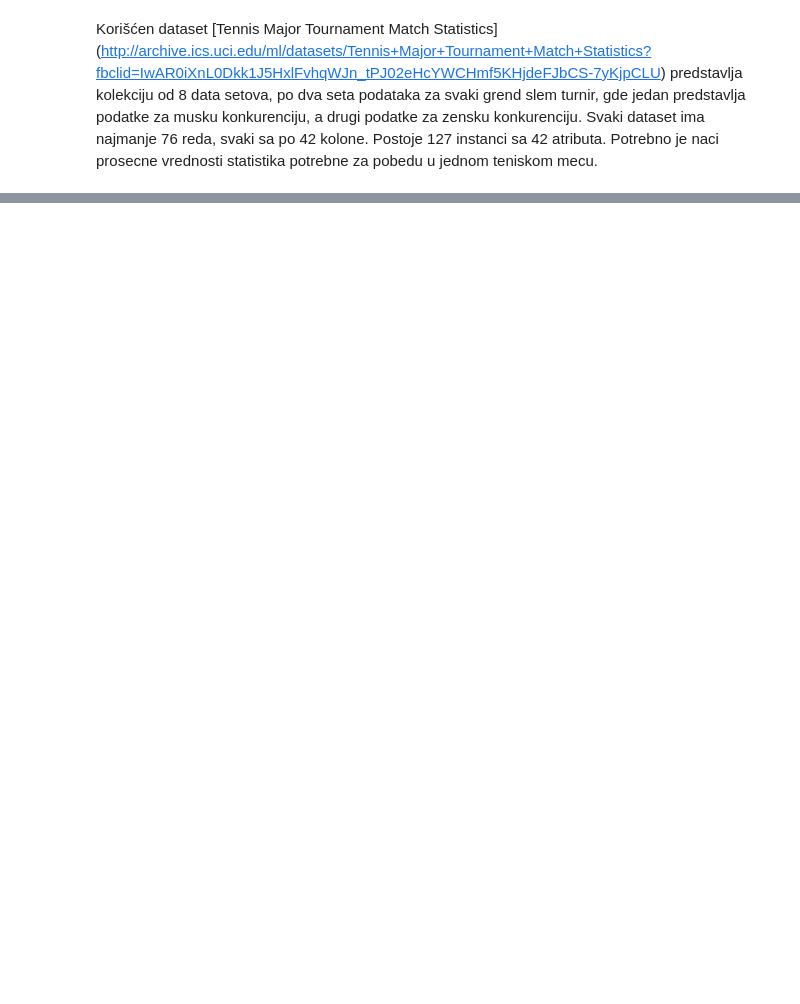
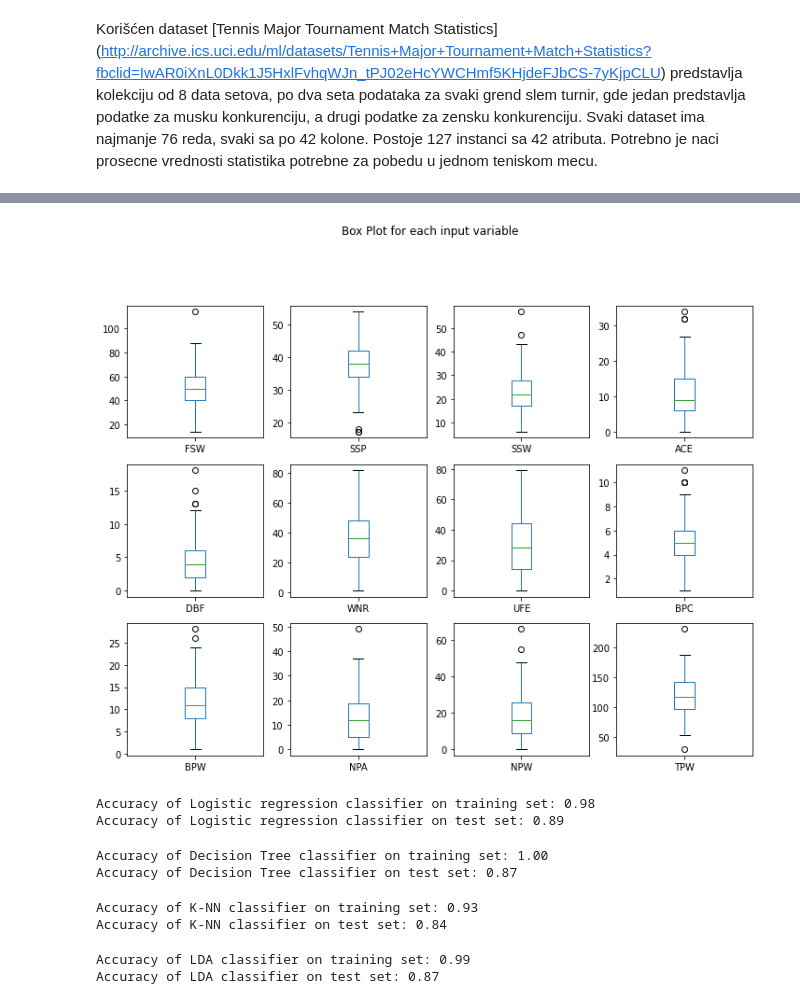
Before and after one commit to StefanMladenov/MU, a Jupyter notebook: 1.Domaci.ipynb, the cells around one changed output, grey strips where cells are left out. Drawn from its saved outputs; the diff is of its cells as text; code cells hidden in the pictures; blank space fills up the shorter version.

```diff
--- a/1.Domaci.ipynb
+++ b/1.Domaci.ipynb
@@ -24,0 +167,7 @@ dataset
+# %%
+df_result.drop('FSP', axis=1).plot(kind='box', subplots=True, layout=(4,4), sharex=False, sharey=False, figsize=(12,12),
+                                        title='Box Plot for each input variable')
+plt.savefig('Input box')
+plt.show()
+# %% [output]
+[figure, added]
@@ -24,0 +184,39 @@ dataset
+# %%
+logreg = LogisticRegression()
+logreg.fit(X_train, y_train)
+print('Accuracy of Logistic regression classifier on training set: {:.2f}'
+     .format(logreg.score(X_train, y_train)))
+print('Accuracy of Logistic regression classifier on test set: {:.2f}'
+     .format(logreg.score(X_test, y_test)))
+# %% [output]
+Accuracy of Logistic regression classifier on training set: 0.98
+Accuracy of Logistic regression classifier on test set: 0.89
+# %%
+clf = DecisionTreeClassifier().fit(X_train, y_train)
+print('Accuracy of Decision Tree classifier on training set: {:.2f}'
+     .format(clf.score(X_train, y_train)))
+print('Accuracy of Decision Tree classifier on test set: {:.2f}'
+     .format(clf.score(X_test, y_test)))
+# %% [output]
+Accuracy of Decision Tree classifier on training set: 1.00
+Accuracy of Decision Tree classifier on test set: 0.87
+# %%
+knn = KNeighborsClassifier()
+knn.fit(X_train, y_train)
+print('Accuracy of K-NN classifier on training set: {:.2f}'
+     .format(knn.score(X_train, y_train)))
+print('Accuracy of K-NN classifier on test set: {:.2f}'
+     .format(knn.score(X_test, y_test)))
+# %% [output]
+Accuracy of K-NN classifier on training set: 0.93
+Accuracy of K-NN classifier on test set: 0.84
+# %%
+lda = LinearDiscriminantAnalysis()
+lda.fit(X_train, y_train)
+print('Accuracy of LDA classifier on training set: {:.2f}'
+     .format(lda.score(X_train, y_train)))
+print('Accuracy of LDA classifier on test set: {:.2f}'
+     .format(lda.score(X_test, y_test)))
+# %% [output]
+Accuracy of LDA classifier on training set: 0.99
+Accuracy of LDA classifier on test set: 0.87
```
Also changed, not shown: parts of 10 cells of this notebook, 1 other file.
